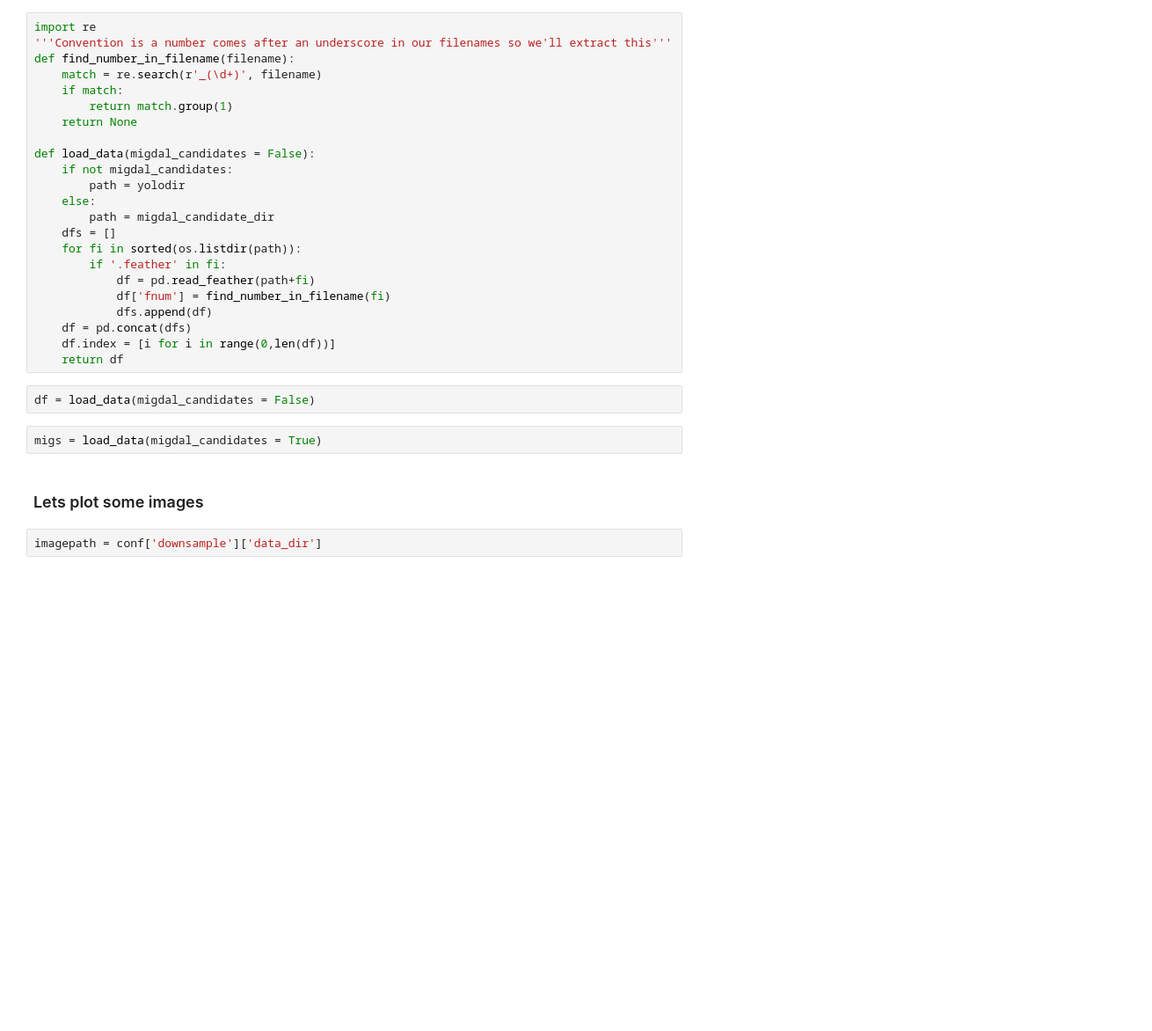
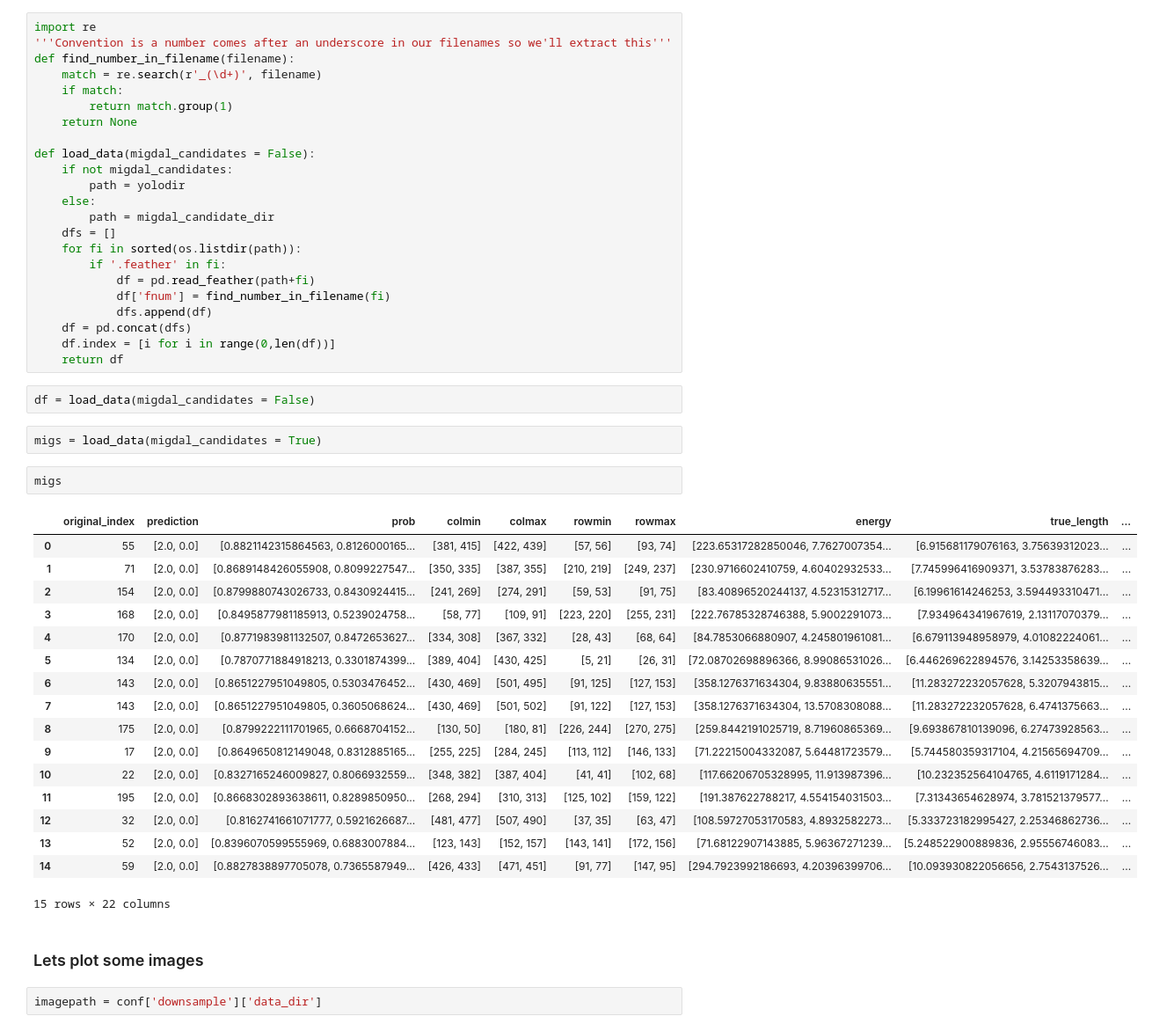
Before and after one commit to jschuel/migYOLO, a Jupyter notebook: migYOLO/main/Migdal_skim_visualization.ipynb, the cells around one changed output. Shown at 88% size. Saved outputs shown, nothing was run; the diff lists cells and outputs as text; blank space fills up the shorter version.

```diff
--- a/migYOLO/main/Migdal_skim_visualization.ipynb
+++ b/migYOLO/main/Migdal_skim_visualization.ipynb
@@ -66,6 +66,26 @@ def load_data(migdal_candidates = False):
 df = load_data(migdal_candidates = False)
 # %%
 migs = load_data(migdal_candidates = True)
+# %%
+migs
+# %% [output]
+|  | original_index | prediction | prob | colmin | colmax | rowmin | rowmax | energy | true_length | ... |
+| 0 | 55 | [2.0, 0.0] | [0.8821142315864563, 0.8126000165... | [381, 415] | [422, 439] | [57, 56] | [93, 74] | [223.65317282850046, 7.7627007354... | [6.915681179076163, 3.75639312023... | ... |
+| 1 | 71 | [2.0, 0.0] | [0.8689148426055908, 0.8099227547... | [350, 335] | [387, 355] | [210, 219] | [249, 237] | [230.9716602410759, 4.60402932533... | [7.745996416909371, 3.53783876283... | ... |
+| 2 | 154 | [2.0, 0.0] | [0.8799880743026733, 0.8430924415... | [241, 269] | [274, 291] | [59, 53] | [91, 75] | [83.40896520244137, 4.52315312717... | [6.19961614246253, 3.594493310471... | ... |
+| 3 | 168 | [2.0, 0.0] | [0.8495877981185913, 0.5239024758... | [58, 77] | [109, 91] | [223, 220] | [255, 231] | [222.76785328746388, 5.9002291073... | [7.934964341967619, 2.13117070379... | ... |
+| 4 | 170 | [2.0, 0.0] | [0.8771983981132507, 0.8472653627... | [334, 308] | [367, 332] | [28, 43] | [68, 64] | [84.7853066880907, 4.245801961081... | [6.679113948958979, 4.01082224061... | ... |
+| 5 | 134 | [2.0, 0.0] | [0.7870771884918213, 0.3301874399... | [389, 404] | [430, 425] | [5, 21] | [26, 31] | [72.08702698896366, 8.99086531026... | [6.446269622894576, 3.14253358639... | ... |
+| 6 | 143 | [2.0, 0.0] | [0.8651227951049805, 0.5303476452... | [430, 469] | [501, 495] | [91, 125] | [127, 153] | [358.1276371634304, 9.83880635551... | [11.283272232057628, 5.3207943815... | ... |
+| 7 | 143 | [2.0, 0.0] | [0.8651227951049805, 0.3605068624... | [430, 469] | [501, 502] | [91, 122] | [127, 153] | [358.1276371634304, 13.5708308088... | [11.283272232057628, 6.4741375663... | ... |
+| 8 | 175 | [2.0, 0.0] | [0.8799222111701965, 0.6668704152... | [130, 50] | [180, 81] | [226, 244] | [270, 275] | [259.8442191025719, 8.71960865369... | [9.693867810139096, 6.27473928563... | ... |
+| 9 | 17 | [2.0, 0.0] | [0.8649650812149048, 0.8312885165... | [255, 225] | [284, 245] | [113, 112] | [146, 133] | [71.22215004332087, 5.64481723579... | [5.744580359317104, 4.21565694709... | ... |
+| 10 | 22 | [2.0, 0.0] | [0.8327165246009827, 0.8066932559... | [348, 382] | [387, 404] | [41, 41] | [102, 68] | [117.66206705328995, 11.913987396... | [10.232352564104765, 4.6119171284... | ... |
+| 11 | 195 | [2.0, 0.0] | [0.8668302893638611, 0.8289850950... | [268, 294] | [310, 313] | [125, 102] | [159, 122] | [191.387622788217, 4.554154031503... | [7.31343654628974, 3.781521379577... | ... |
+| 12 | 32 | [2.0, 0.0] | [0.8162741661071777, 0.5921626687... | [481, 477] | [507, 490] | [37, 35] | [63, 47] | [108.59727053170583, 4.8932582273... | [5.333723182995427, 2.25346862736... | ... |
+| 13 | 52 | [2.0, 0.0] | [0.8396070599555969, 0.6883007884... | [123, 143] | [152, 157] | [143, 141] | [172, 156] | [71.68122907143885, 5.96367271239... | [5.248522900889836, 2.95556746083... | ... |
+| 14 | 59 | [2.0, 0.0] | [0.8827838897705078, 0.7365587949... | [426, 433] | [471, 451] | [91, 77] | [147, 95] | [294.7923992186693, 4.20396399706... | [10.093930822056656, 2.7543137526... | ... |
+15 rows × 22 columns
 # %% [markdown]
 ### Lets plot some images
 # %%
```
Also changed, not shown: parts of 4 cells of this notebook, 1 other file.
